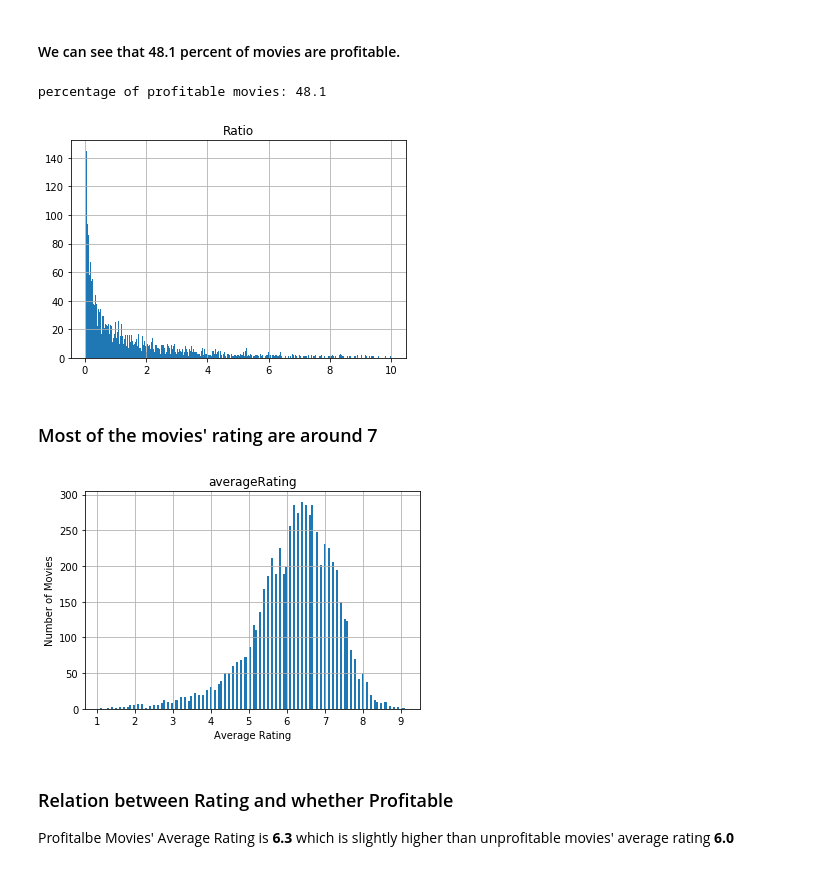
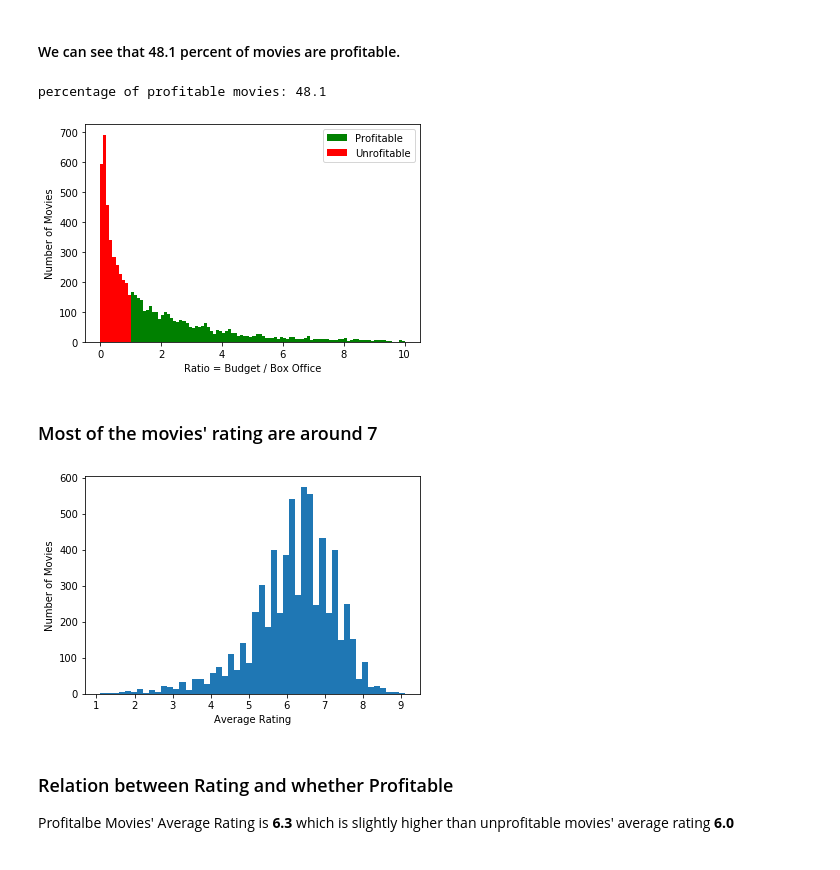
Before and after one commit to pupboss/CE7454-Project-Fall2019, a Jupyter notebook: notebook/notebook.ipynb, the cells around one changed output. Saved outputs shown, nothing was run; the diff lists cells and outputs as text; code cells hidden in the pictures.

```diff
--- a/notebook/notebook.ipynb
+++ b/notebook/notebook.ipynb
@@ -115,20 +115,24 @@ imdb.describe()
 #### We can see that 48.1 percent of movies are profitable.
 # %%
 print("percentage of profitable movies: %0.1f " % float((imdb['Ratio']>1).sum() / len(imdb) * 100))
-imdb.hist(column="Ratio",bins=1000)
+plt.hist(imdb[imdb['Ratio']>1]['Ratio'].to_numpy(), bins=100, range=(0,10), color='green',label='Profitable')
+plt.hist(imdb[imdb['Ratio']<=1]['Ratio'].to_numpy(), bins=100, range=(0,10), color='red',label='Unrofitable')
+plt.legend()
+plt.xlabel("Ratio = Budget / Box Office")
+plt.ylabel("Number of Movies")
 plt.show()
 # %% [output]
 percentage of profitable movies: 48.1
-[figure, old version]
+[figure, new version]
 # %% [markdown]
 ### Most of the movies' rating are around 7
 # %%
-imdb.hist(column="averageRating",bins=150)
+plt.hist(imdb["averageRating"],bins=50)
 plt.xlabel("Average Rating")
 plt.ylabel("Number of Movies")
 plt.show()
 # %% [output]
-[figure, old version]
+[figure, new version]
 # %% [markdown]
 ### Relation between Rating and whether Profitable
 
```
Also changed, not shown: parts of 2 cells of this notebook.
